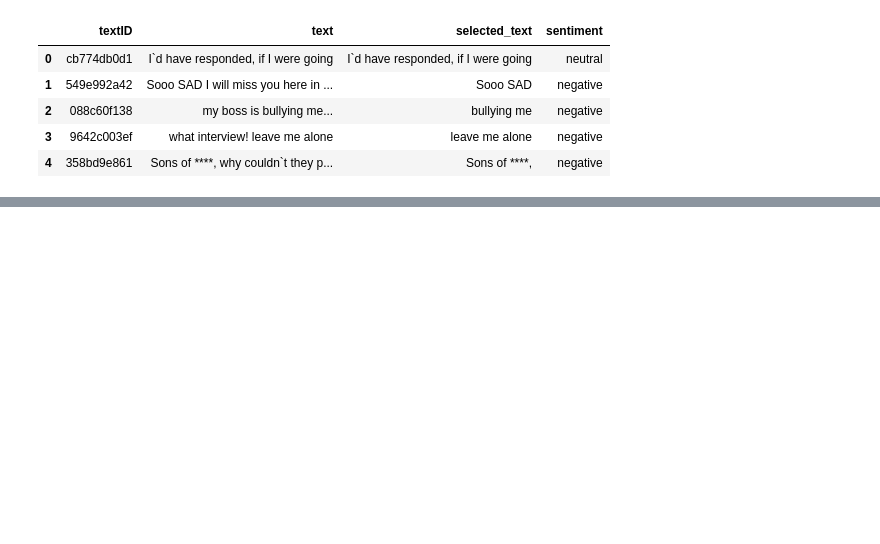
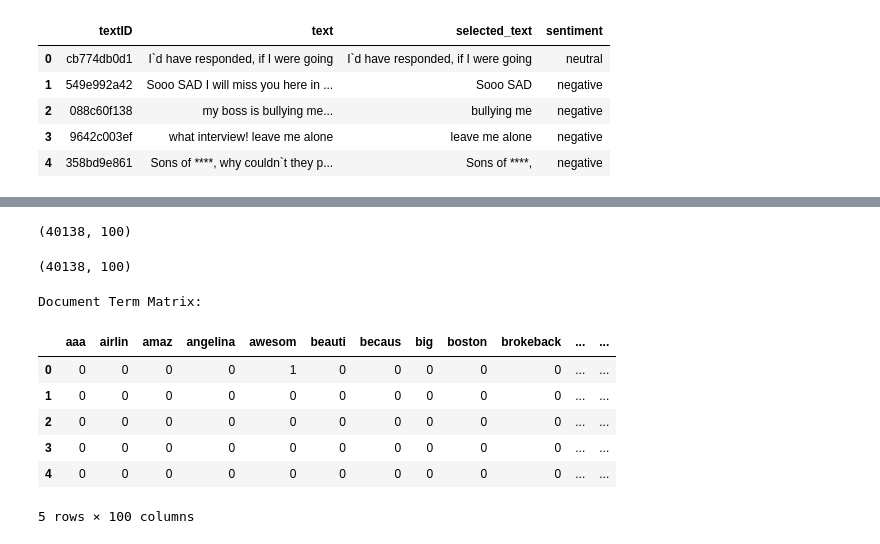
Before and after one commit to agomolka/MAThesisSentimentAnalysis, a Jupyter notebook: Social_Media_Text_Sentiment_Analysis.ipynb, the cells around one changed output, grey strips where cells are left out. Cells and saved outputs as stored; diff of their text form; code cells hidden in the pictures; blank space fills up the shorter version.

```diff
--- a/Social_Media_Text_Sentiment_Analysis.ipynb
+++ b/Social_Media_Text_Sentiment_Analysis.ipynb
@@ -13,0 +76,6 @@ df.head()
+# %%
+def tokenize(text):
+    text = re.sub("[^a-zA-Z]", " ", text) #remove non letters
+    tokens = nltk.word_tokenize(text) #tokenize
+    stems = stem_tokens(tokens, PorterStemmer()) #stem
+    return stems
@@ -13,0 +89,24 @@ df.head()
+# %%
+#to numpy
+comment_tf_nd = comment_tf.toarray()
+comment_tf_nd.shape
+# %% [output]
+(40138, 100)
+# %%
+comment_tfidf_nd = comment_tfidf.toarray()
+comment_tfidf_nd.shape
+# %% [output]
+(40138, 100)
+# %%
+df = pd.DataFrame(comment_tf_nd, columns=count_vect.get_feature_names_out())
+print("Document Term Matrix: ")
+df.head(5)
+# %% [output]
+Document Term Matrix:
+|  | aaa | airlin | amaz | angelina | awesom | beauti | becaus | big | boston | brokeback | ... | ... |
+| 0 | 0 | 0 | 0 | 0 | 1 | 0 | 0 | 0 | 0 | 0 | ... | ... |
+| 1 | 0 | 0 | 0 | 0 | 0 | 0 | 0 | 0 | 0 | 0 | ... | ... |
+| 2 | 0 | 0 | 0 | 0 | 0 | 0 | 0 | 0 | 0 | 0 | ... | ... |
+| 3 | 0 | 0 | 0 | 0 | 0 | 0 | 0 | 0 | 0 | 0 | ... | ... |
+| 4 | 0 | 0 | 0 | 0 | 0 | 0 | 0 | 0 | 0 | 0 | ... | ... |
+5 rows × 100 columns
```
Also changed, not shown: parts of 24 cells of this notebook.
